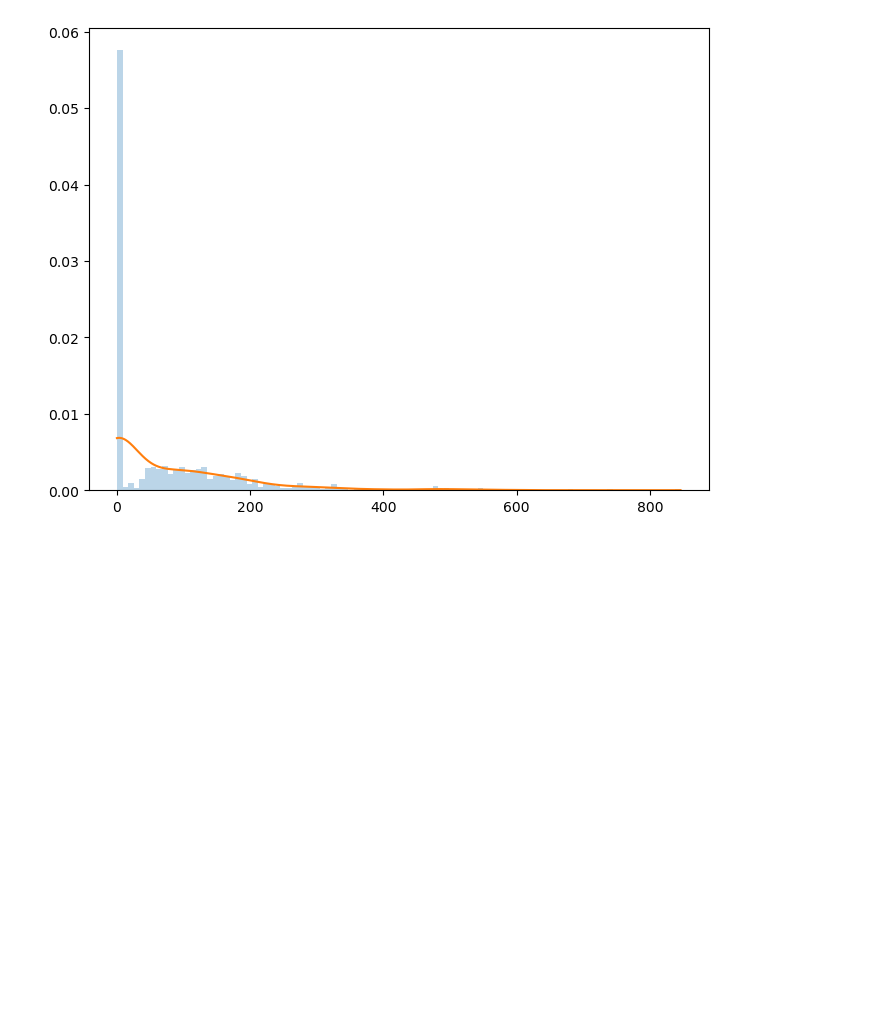
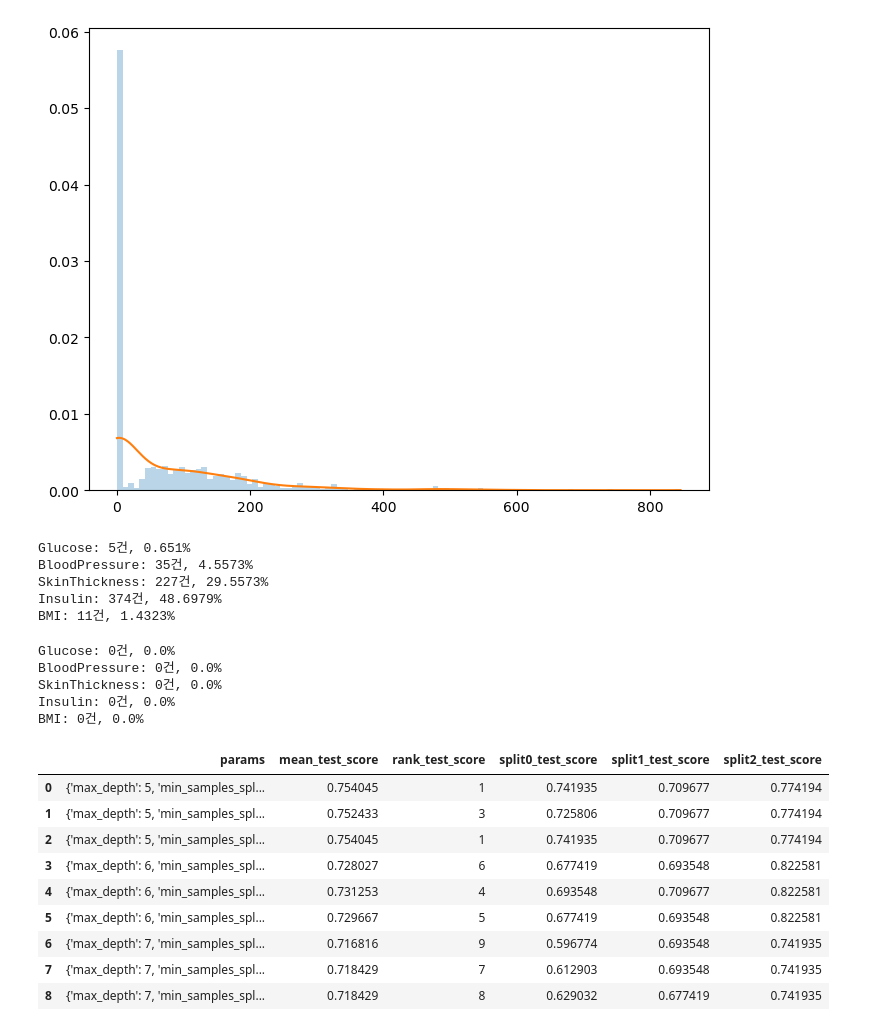
Before and after one commit to SOYOUNGdev/study-machine_learning, a Jupyter notebook: b_classifier/d_evaluation.ipynb, the cells around one changed output. Saved outputs shown, nothing was run; the diff lists cells and outputs as text; code cells hidden in the pictures; blank space fills up the shorter version.

```diff
--- a/b_classifier/d_evaluation.ipynb
+++ b/b_classifier/d_evaluation.ipynb
@@ -223,3 +220,68 @@ plt.show()
 # %% [output]
 [figure]
 [figure]
+# %%
+import numpy as np
+
+zero_features = ['Glucose', 'BloodPressure', 'SkinThickness', 'Insulin', 'BMI']
+
+total_count = pima_df.shape[0]
+
+for feature in zero_features:
+    zero_count = pima_df[pima_df[feature] == 0][feature].count()
+    print(f'{feature}: {zero_count}건, {np.round(zero_count / total_count * 100, 4)}%')
+# %% [output]
+Glucose: 5건, 0.651%
+BloodPressure: 35건, 4.5573%
+SkinThickness: 227건, 29.5573%
+Insulin: 374건, 48.6979%
+BMI: 11건, 1.4323%
+# %%
+pima_df[zero_features] = pima_df[zero_features].replace(0, pima_df[zero_features].mean())
+# %%
+import numpy as np
+
+zero_features = ['Glucose', 'BloodPressure', 'SkinThickness', 'Insulin', 'BMI']
+
+total_count = pima_df.shape[0]
+
+for feature in zero_features:
+    zero_count = pima_df[pima_df[feature] == 0][feature].count()
+    print(f'{feature}: {zero_count}건, {np.round(zero_count / total_count * 100, 4)}%')
+# %% [output]
+Glucose: 0건, 0.0%
+BloodPressure: 0건, 0.0%
+SkinThickness: 0건, 0.0%
+Insulin: 0건, 0.0%
+BMI: 0건, 0.0%
+# %%
+from sklearn.model_selection import GridSearchCV, train_test_split
+from sklearn.tree import DecisionTreeClassifier
+
+features, targets = pima_df.iloc[:, :-1], pima_df.iloc[:, -1]
+
+# stratify: 데이터 분리 시 타겟 데이터의 분포 비율에 맞춰서 나눠준다.
+X_train, X_test, y_train, y_test = \
+train_test_split(features, targets, test_size=0.2, stratify=targets, random_state=124)
+
+dtc = DecisionTreeClassifier()
+parameters = {'max_depth': [5, 6, 7], 'min_samples_split': [7, 8, 9]}
+
+g_dtc = GridSearchCV(dtc, param_grid=parameters, cv=10, refit=True, return_train_score=True)
+
+# 교차 검증 진행
+g_dtc.fit(X_train, y_train)
+
+pd.DataFrame(g_dtc.cv_results_)[['params', 'mean_test_score', 'rank_test_score',
+           'split0_test_score', 'split1_test_score', 'split2_test_score']]
+# %% [output]
+|  | params | mean_test_score | rank_test_score | split0_test_score | split1_test_score | split2_test_score |
+| 0 | {'max_depth': 5, 'min_samples_spl... | 0.754045 | 1 | 0.741935 | 0.709677 | 0.774194 |
+| 1 | {'max_depth': 5, 'min_samples_spl... | 0.752433 | 3 | 0.725806 | 0.709677 | 0.774194 |
+| 2 | {'max_depth': 5, 'min_samples_spl... | 0.754045 | 1 | 0.741935 | 0.709677 | 0.774194 |
+| 3 | {'max_depth': 6, 'min_samples_spl... | 0.728027 | 6 | 0.677419 | 0.693548 | 0.822581 |
+| 4 | {'max_depth': 6, 'min_samples_spl... | 0.731253 | 4 | 0.693548 | 0.709677 | 0.822581 |
+| 5 | {'max_depth': 6, 'min_samples_spl... | 0.729667 | 5 | 0.677419 | 0.693548 | 0.822581 |
+| 6 | {'max_depth': 7, 'min_samples_spl... | 0.716816 | 9 | 0.596774 | 0.693548 | 0.741935 |
+| 7 | {'max_depth': 7, 'min_samples_spl... | 0.718429 | 7 | 0.612903 | 0.693548 | 0.741935 |
+| 8 | {'max_depth': 7, 'min_samples_spl... | 0.718429 | 8 | 0.629032 | 0.677419 | 0.741935 |
```
Also changed, not shown: parts of 23 cells of this notebook, 41 other files.
